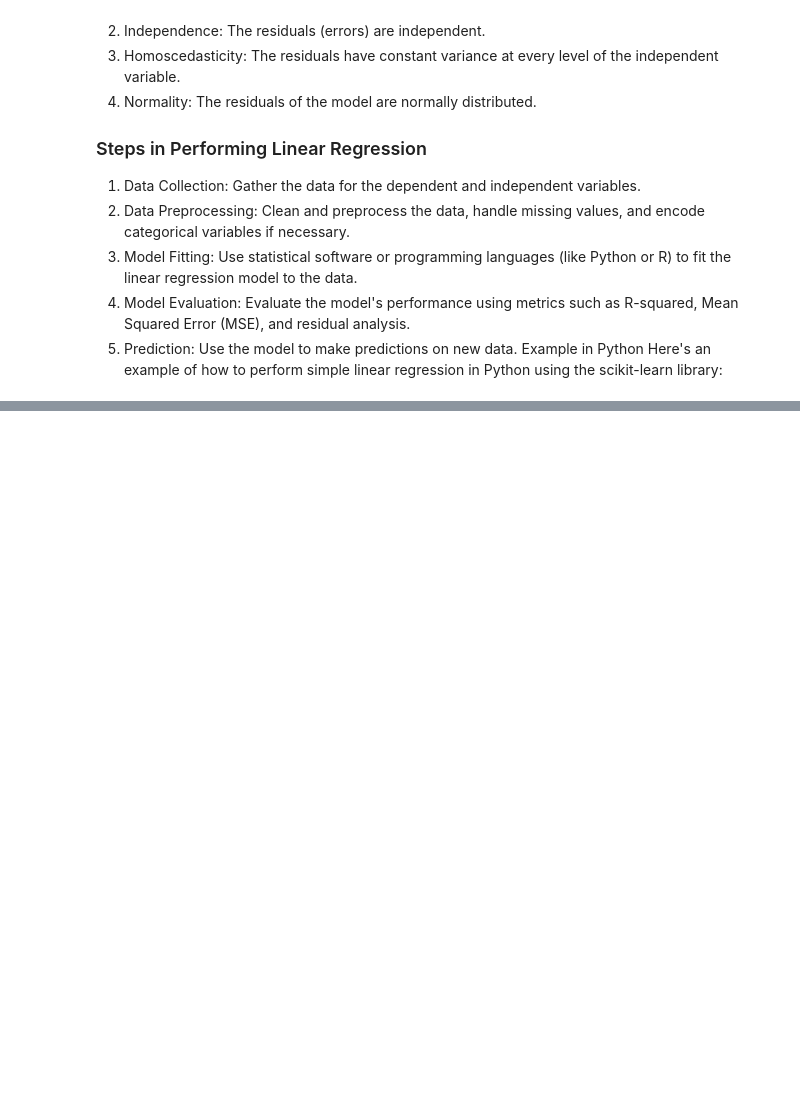
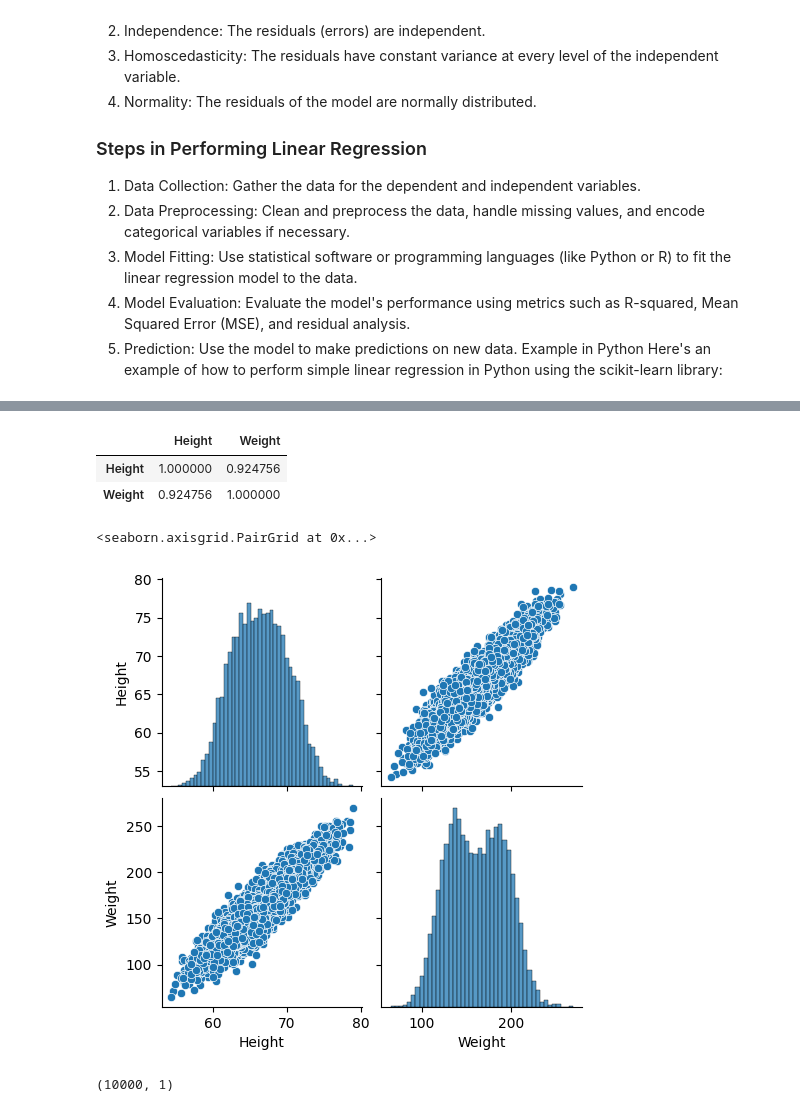
Before and after one commit to Msrevalli/Complete-Machine-Learning-and-NLP, a Jupyter notebook: LinearRegression.ipynb, the cells around one changed output, grey strips where cells are left out. Cells and saved outputs as stored; diff of their text form; code cells hidden in the pictures; blank space fills up the shorter version.

```diff
--- a/LinearRegression.ipynb
+++ b/LinearRegression.ipynb
@@ -37,0 +62,11 @@ Here's an example of how to perform simple linear regression in Python using the
+# %%
+df[['Height','Weight']].corr()
+# %% [output]
+|  | Height | Weight |
+| Height | 1.000000 | 0.924756 |
+| Weight | 0.924756 | 1.000000 |
+# %%
+sns.pairplot(df)
+# %% [output]
+<seaborn.axisgrid.PairGrid at 0x...>
+[figure, added]
@@ -37,0 +76,4 @@ Here's an example of how to perform simple linear regression in Python using the
+# %%
+np.array(X).shape
+# %% [output]
+(10000, 1)
```
Also changed, not shown: parts of 5 cells of this notebook, 1 other file.
